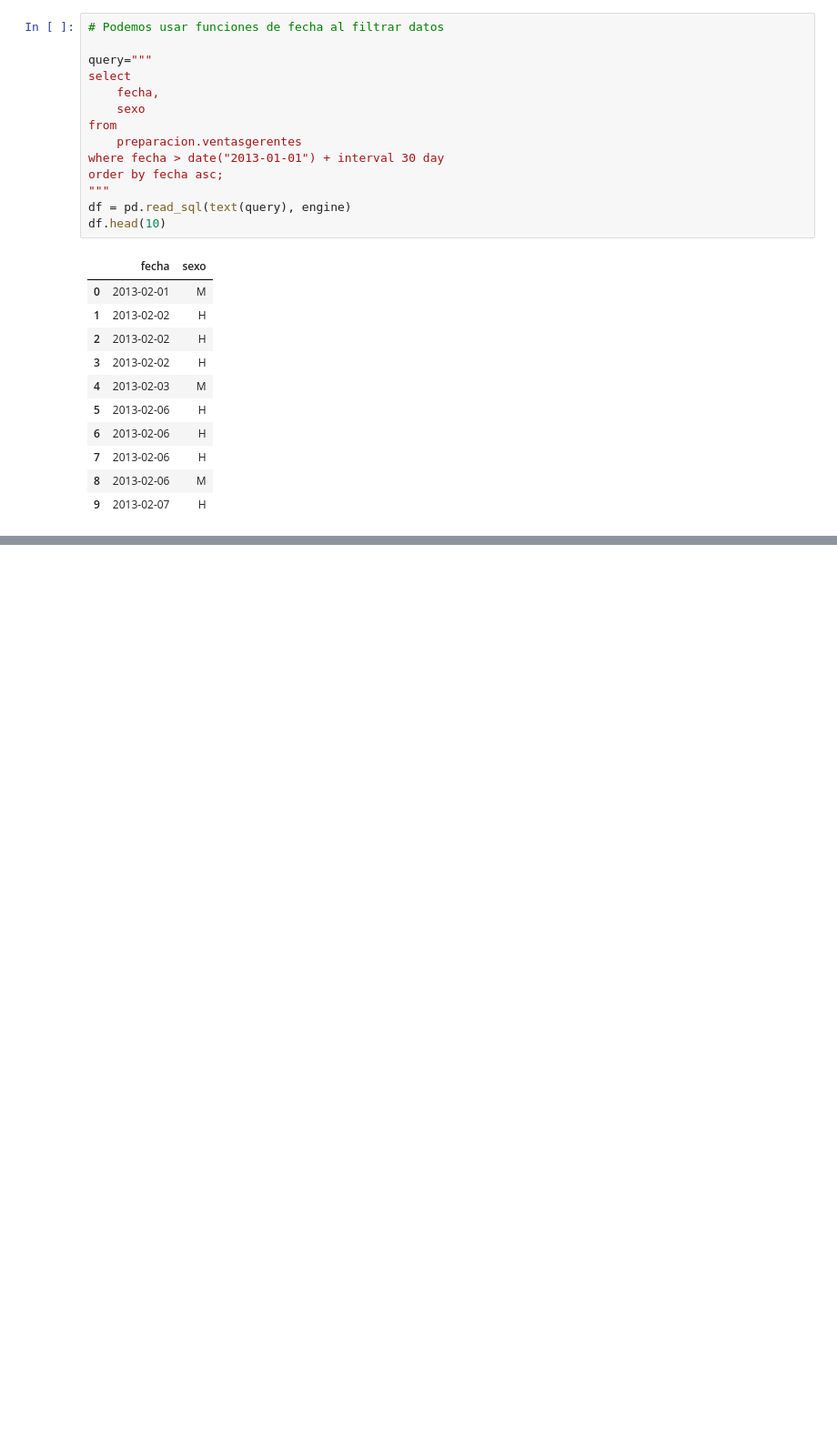
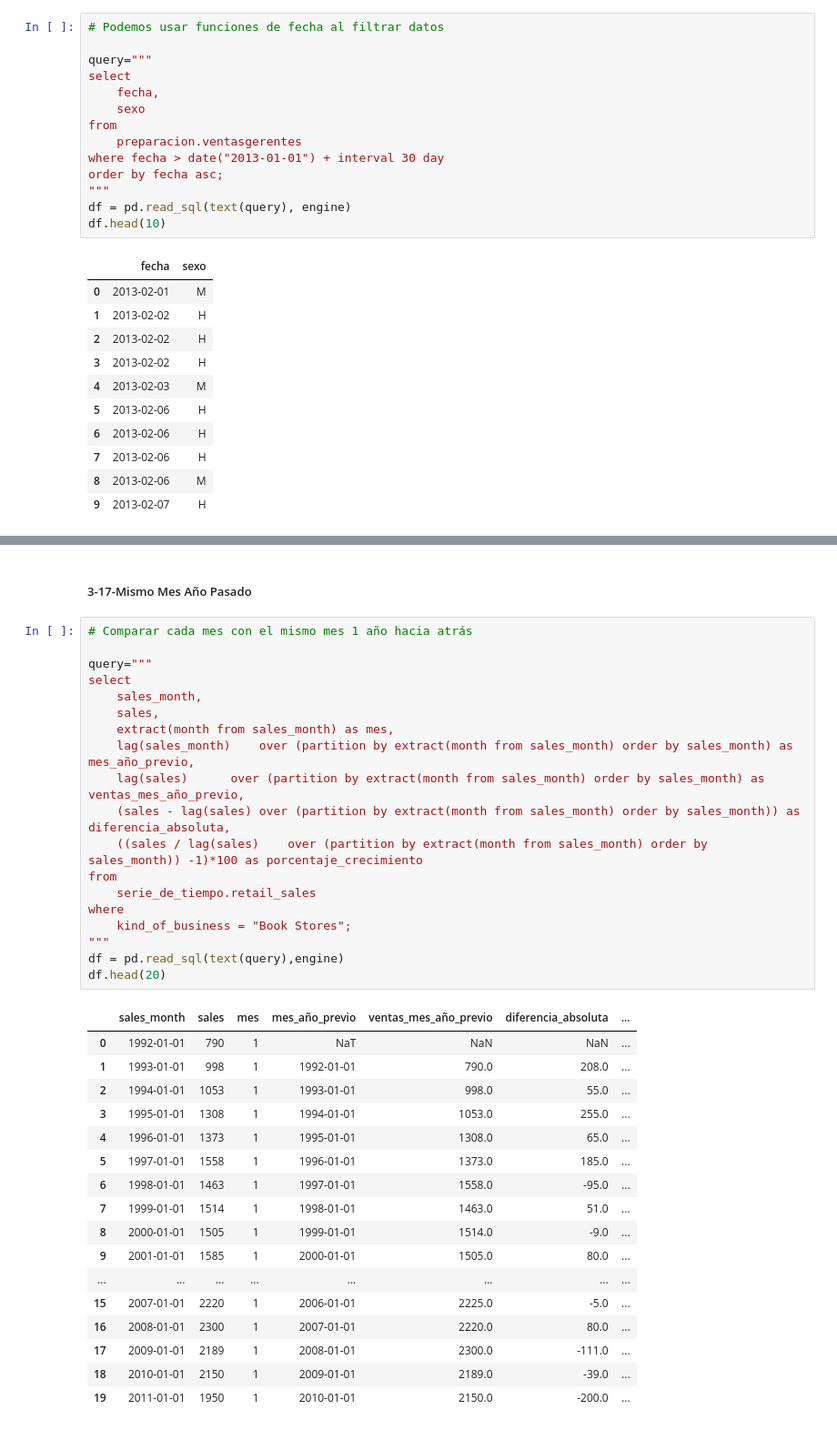
Before and after one commit to user14721068/SQL, a Jupyter notebook: 3.-Series de tiempo.ipynb, the cells around one changed output, grey strips where cells are left out. Shown at 91% size. Drawn from its saved outputs; the diff is of its cells as text; blank space fills up the shorter version.

```diff
--- a/3.-Series de tiempo.ipynb
+++ b/3.-Series de tiempo.ipynb
@@ -371,0 +1127,39 @@ df.head(10)
+# %% [markdown]
+##### 3-17-Mismo Mes Año Pasado
+# %%
+# Comparar cada mes con el mismo mes 1 año hacia atrás
+
+query="""
+select
+    sales_month,
+    sales,
+    extract(month from sales_month) as mes,
+    lag(sales_month) 	over (partition by extract(month from sales_month) order by sales_month) as mes_año_previo,
+    lag(sales) 		over (partition by extract(month from sales_month) order by sales_month) as ventas_mes_año_previo,
+    (sales - lag(sales)	over (partition by extract(month from sales_month) order by sales_month)) as diferencia_absoluta,
+    ((sales / lag(sales) 	over (partition by extract(month from sales_month) order by sales_month)) -1)*100 as porcentaje_crecimiento
+from
+    serie_de_tiempo.retail_sales
+where
+    kind_of_business = "Book Stores";
+"""
+df = pd.read_sql(text(query),engine)
+df.head(20)
+# %% [output]
+|  | sales_month | sales | mes | mes_año_previo | ventas_mes_año_previo | diferencia_absoluta | ... |
+| 0 | 1992-01-01 | 790 | 1 | NaT | NaN | NaN | ... |
+| 1 | 1993-01-01 | 998 | 1 | 1992-01-01 | 790.0 | 208.0 | ... |
+| 2 | 1994-01-01 | 1053 | 1 | 1993-01-01 | 998.0 | 55.0 | ... |
+| 3 | 1995-01-01 | 1308 | 1 | 1994-01-01 | 1053.0 | 255.0 | ... |
+| 4 | 1996-01-01 | 1373 | 1 | 1995-01-01 | 1308.0 | 65.0 | ... |
+| 5 | 1997-01-01 | 1558 | 1 | 1996-01-01 | 1373.0 | 185.0 | ... |
+| 6 | 1998-01-01 | 1463 | 1 | 1997-01-01 | 1558.0 | -95.0 | ... |
+| 7 | 1999-01-01 | 1514 | 1 | 1998-01-01 | 1463.0 | 51.0 | ... |
+| 8 | 2000-01-01 | 1505 | 1 | 1999-01-01 | 1514.0 | -9.0 | ... |
+| 9 | 2001-01-01 | 1585 | 1 | 2000-01-01 | 1505.0 | 80.0 | ... |
+| ... | ... | ... | ... | ... | ... | ... | ... |
+| 15 | 2007-01-01 | 2220 | 1 | 2006-01-01 | 2225.0 | -5.0 | ... |
+| 16 | 2008-01-01 | 2300 | 1 | 2007-01-01 | 2220.0 | 80.0 | ... |
+| 17 | 2009-01-01 | 2189 | 1 | 2008-01-01 | 2300.0 | -111.0 | ... |
+| 18 | 2010-01-01 | 2150 | 1 | 2009-01-01 | 2189.0 | -39.0 | ... |
+| 19 | 2011-01-01 | 1950 | 1 | 2010-01-01 | 2150.0 | -200.0 | ... |
```
Also changed, not shown: parts of 48 cells of this notebook.
